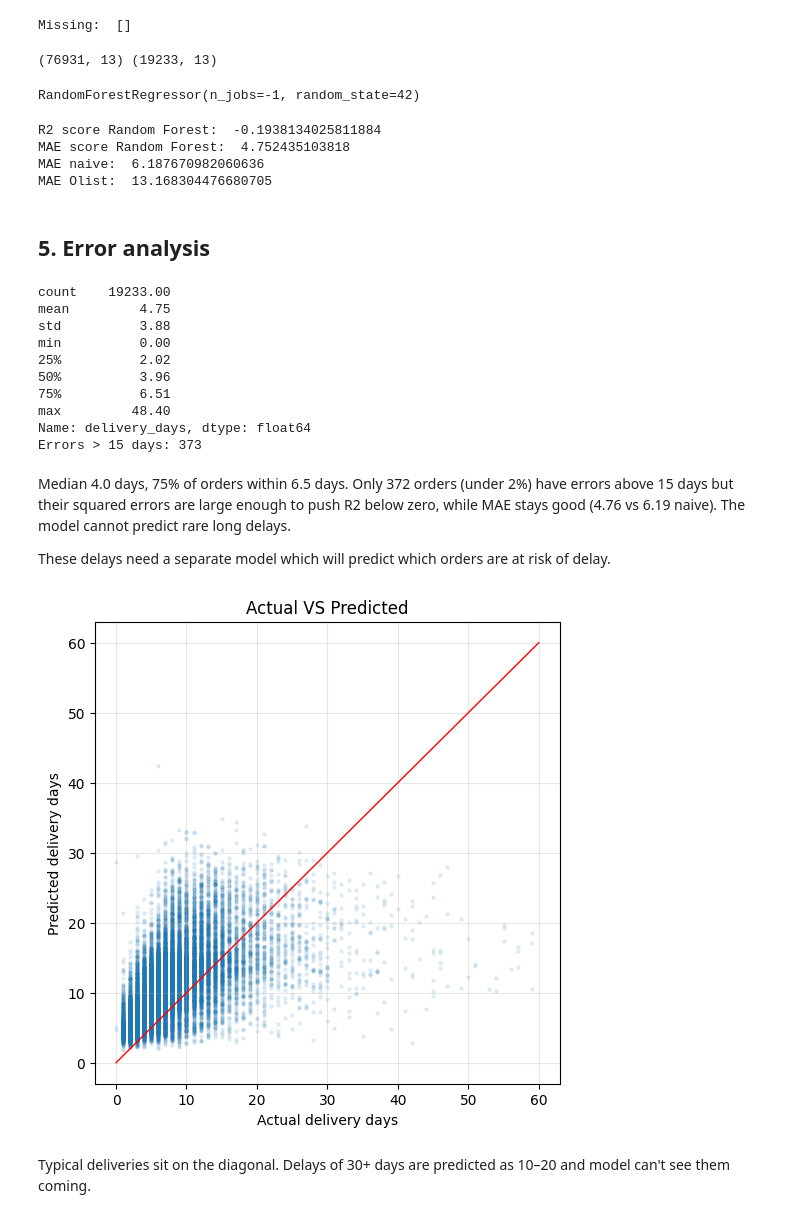
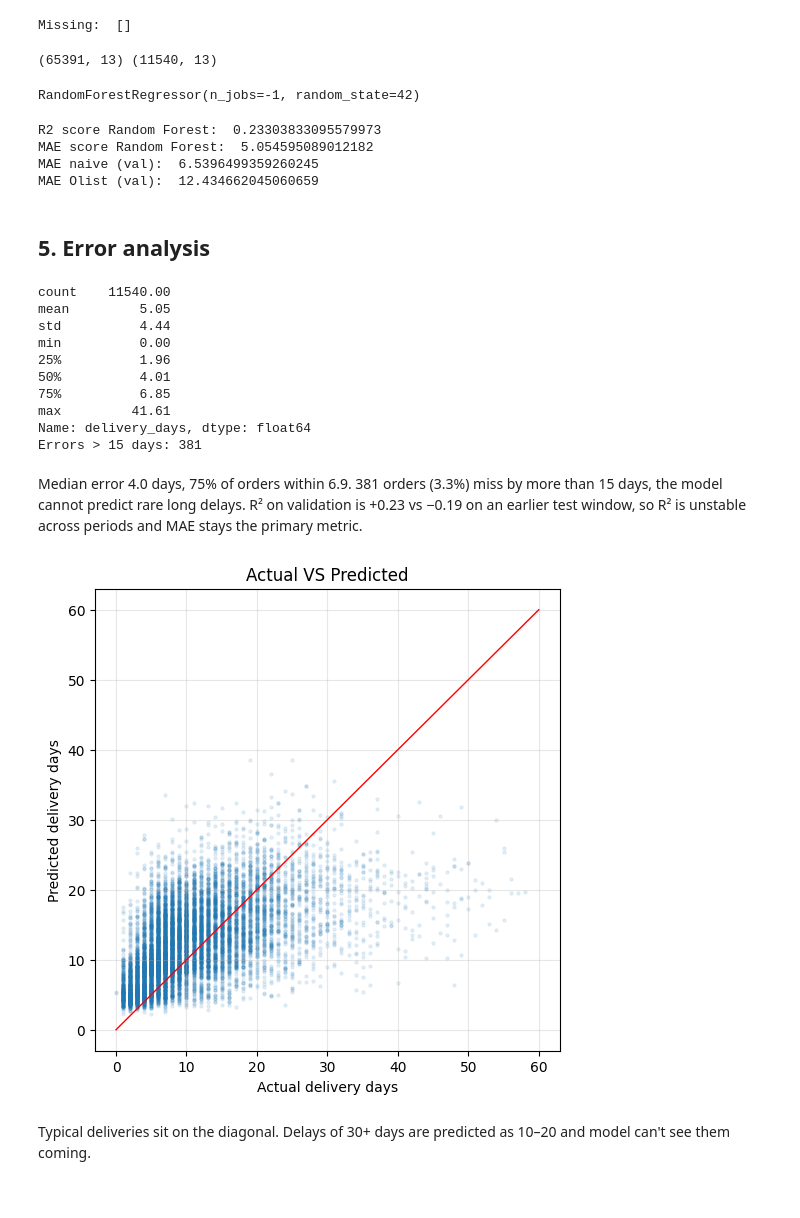
Before and after one commit to arocasim/olist_delivery_risk, a Jupyter notebook: notebooks/02_model.ipynb, the cells around one changed output. Drawn from its saved outputs; the diff is of its cells as text; code cells hidden in the pictures.

Commit message:
Fix haversine bug and test leakage, add validation split

```diff
--- a/notebooks/02_model.ipynb
+++ b/notebooks/02_model.ipynb
@@ -48,0 +62,19 @@ Split 2018-05-27: train 76,931, test 19,233 (Jun–Aug 2018 — fastest period,
+# %%
+cat_cols = ['customer_state', 'seller_state', 'product_category_name', 'customer_city_grouped']
+num_fill = ['product_weight_g', 'product_length_cm', 'product_height_cm', 'product_width_cm',
+            'volume_cm3', 'distance_km']
+
+for col in cat_cols:
+    cats = train_core[col].astype('category').cat.categories
+    clean[col + '_code'] = pd.Categorical(clean[col], categories=cats).codes
+
+medians = train_core[num_fill].median()
+clean[num_fill] = clean[num_fill].fillna(medians)
+
+train = clean.iloc[:split_point]
+test = clean.iloc[split_point:]
+train_core = train.iloc[:val_point]
+val = train.iloc[val_point:]
+
+print("NaN left:", clean[num_fill].isnull().sum().sum())
+print("Unknown categories in test:", (test[[c + '_code' for c in cat_cols]] == -1).sum().sum())
@@ -67,7 +102,7 @@ Baselines on test: naive (train mean 12.76) gives MAE 6.19, Olist estimate gives
 # %%
 FEATURES = ['purchase_month', 'purchase_day_of_week', 'purchase_year', 'total_price',
             'total_freight', 'quantity_items', 'same_state', 'product_weight_g', 'volume_cm3',
-            'customer_state_code', 'seller_state_code', 'product_category_name_code', 'customer_city_code']
+            'customer_state_code', 'seller_state_code', 'product_category_name_code', 'customer_city_grouped_code']
 
 
 print("Missing: ", [c for c in FEATURES if c not in clean.columns])
@@ -76,65 +111,63 @@ Missing:  []
 # %%
 TARGET = 'delivery_days'
 
-X_train = train[FEATURES]
-Y_train = train[TARGET]
-X_test = test[FEATURES]
-Y_test = test[TARGET]
+X_train = train_core[FEATURES]
+Y_train = train_core[TARGET]
+X_val   = val[FEATURES]
+Y_val   = val[TARGET]
 
-print(X_train.shape, X_test.shape)
+print(X_train.shape, X_val.shape)
 # %% [output]
-(76931, 13) (19233, 13)
+(65391, 13) (11540, 13)
 # %%
 model_rf = RandomForestRegressor(n_estimators=100, random_state=42, n_jobs=-1)
 model_rf.fit(X_train, Y_train)
 # %% [output]
 RandomForestRegressor(n_jobs=-1, random_state=42)
 # %%
-pred = model_rf.predict(X_test)
+pred = model_rf.predict(X_val)
 
-mae_model_rf = mean_absolute_error(Y_test, pred)
-r2_model_rf = r2_score(Y_test, pred)
+mae_model_rf = mean_absolute_error(Y_val, pred)
+r2_model_rf = r2_score(Y_val, pred)
 
 print("R2 score Random Forest: ", r2_model_rf)
 print("MAE score Random Forest: ", mae_model_rf)
-print("MAE naive: ", mae_naive)
-print("MAE Olist: ", mae_olist)
+print("MAE naive (val): ", mae_naive_val)
+print("MAE Olist (val): ", mae_olist_val)
 # %% [output]
-R2 score Random Forest:  -0.1938134025811884
-MAE score Random Forest:  4.752435103818
-MAE naive:  6.187670982060636
-MAE Olist:  13.168304476680705
+R2 score Random Forest:  0.23303833095579973
+MAE score Random Forest:  5.054595089012182
+MAE naive (val):  6.5396499359260245
+MAE Olist (val):  12.434662045060659
 # %% [markdown]
 ## 5. Error analysis
 # %%
-errors_rf = (Y_test - pred).abs()
+errors_rf = (Y_val - pred).abs()
 print(errors_rf.describe().round(2))
 print("Errors > 15 days:", (errors_rf > 15).sum())
 # %% [output]
-count    19233.00
-mean         4.75
-std          3.88
+count    11540.00
+mean         5.05
+std          4.44
 min          0.00
-25%          2.02
-50%          3.96
-75%          6.51
-max         48.40
+25%          1.96
+50%          4.01
+75%          6.85
+max         41.61
 Name: delivery_days, dtype: float64
-Errors > 15 days: 373
+Errors > 15 days: 381
 # %% [markdown]
-Median 4.0 days, 75% of orders within 6.5 days. Only 372 orders (under 2%) have errors above 15 days but their squared errors are large enough to push R2 below zero, while MAE stays good (4.76 vs 6.19 naive). The model cannot predict rare long delays.
-
-These delays need a separate model which will predict which orders are at risk of delay.
+Median error 4.0 days, 75% of orders within 6.9. 381 orders (3.3%) miss by more than 15 days, the model cannot predict rare long delays. R² on validation is +0.23 vs −0.19 on an earlier test window, so R² is unstable across periods and MAE stays the primary metric.
 # %%
 plt.figure(figsize=(6, 6))
-plt.scatter(Y_test, pred, alpha=0.1, s = 5)
+plt.scatter(Y_val, pred, alpha=0.1, s = 5)
 plt.plot([0,60],[0,60], color='Red', linewidth = 1)
 plt.xlabel("Actual delivery days")
 plt.ylabel("Predicted delivery days")
 plt.title("Actual VS Predicted")
 plt.show()
 # %% [output]
-[figure, old version]
+[figure, new version]
 # %% [markdown]
 Typical deliveries sit on the diagonal. Delays of 30+ days are predicted as 10–20 and model can't see them coming.
 # %% [markdown]
```
Also changed, not shown: parts of 30 cells of this notebook, 7 other files.
